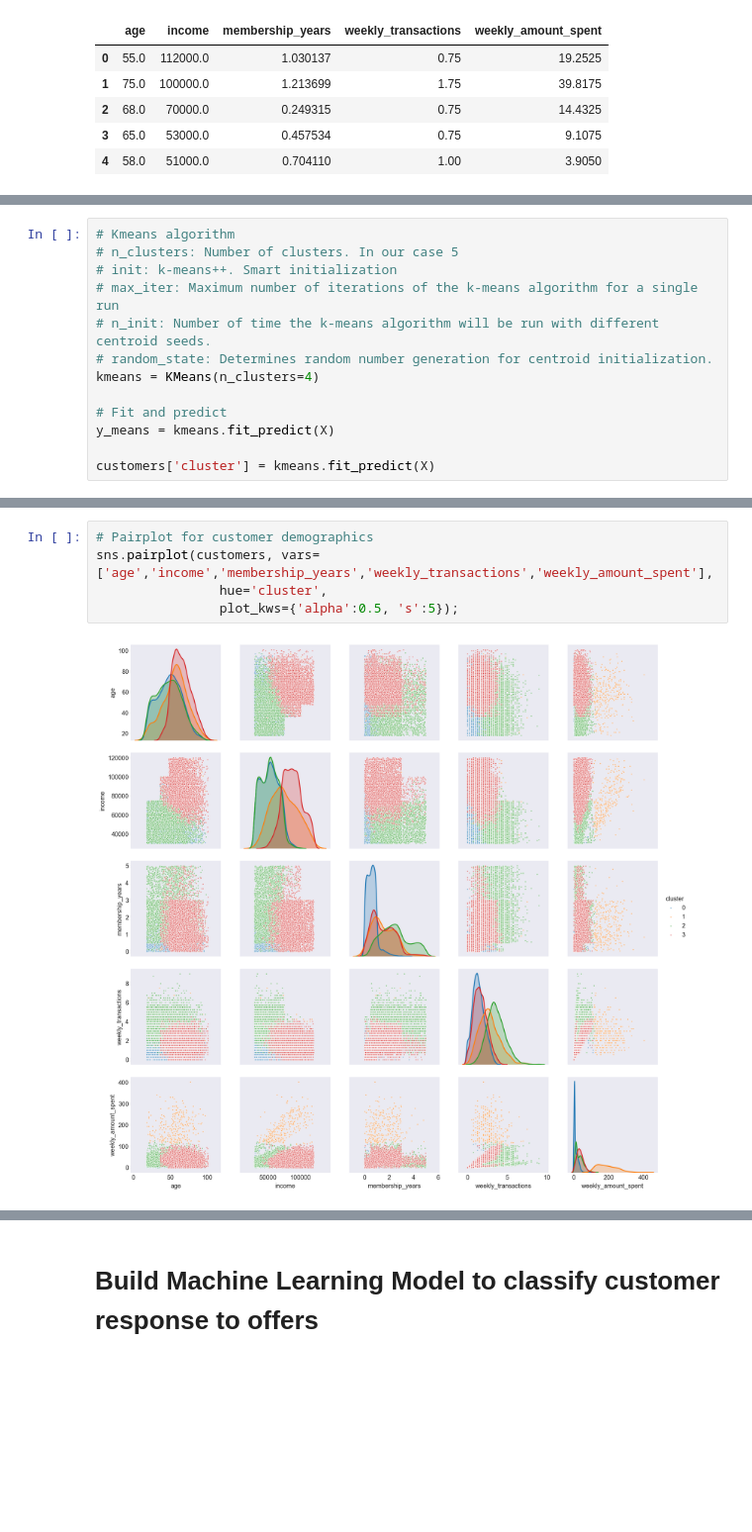
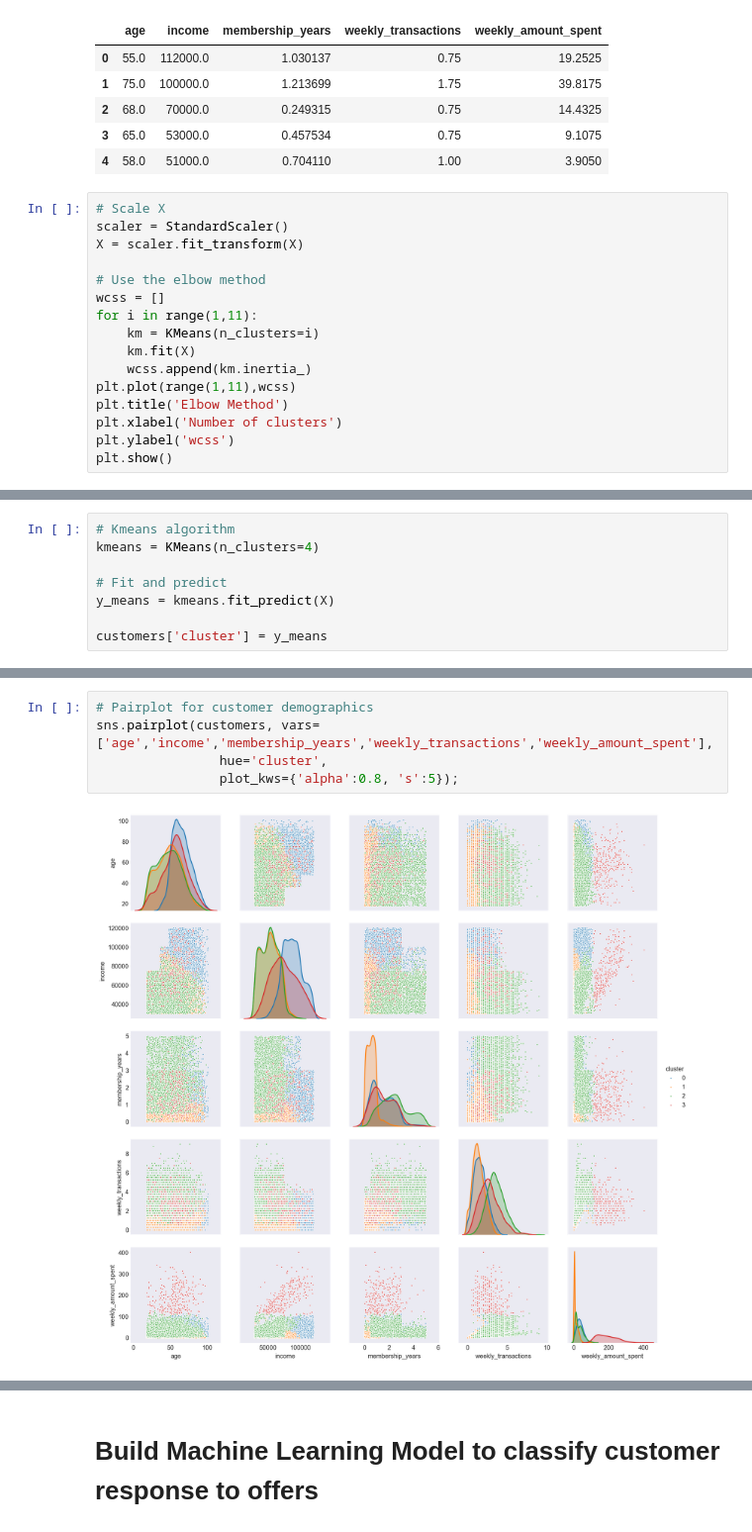
Before and after one commit to kevingao1136/Udacity_DataScience_Nanodegree, a Jupyter notebook: Starbucks_Capstone_Challenge/supervised_unsupervised_ML.ipynb, the cells around one changed output, grey strips where cells are left out. Shown at 99% size. Drawn from its saved outputs; the diff is of its cells as text; blank space fills up the shorter version.

```diff
--- a/Starbucks_Capstone_Challenge/supervised_unsupervised_ML.ipynb
+++ b/Starbucks_Capstone_Challenge/supervised_unsupervised_ML.ipynb
@@ -25,3 +25,19 @@ X.head()
 | 2 | 68.0 | 70000.0 | 0.249315 | 0.75 | 14.4325 |
 | 3 | 65.0 | 53000.0 | 0.457534 | 0.75 | 9.1075 |
 | 4 | 58.0 | 51000.0 | 0.704110 | 1.00 | 3.9050 |
+# %%
+# Scale X
+scaler = StandardScaler()
+X = scaler.fit_transform(X)
+
+# Use the elbow method
+wcss = []
+for i in range(1,11):
+    km = KMeans(n_clusters=i)
+    km.fit(X)
+    wcss.append(km.inertia_)
+plt.plot(range(1,11),wcss)
+plt.title('Elbow Method')
+plt.xlabel('Number of clusters')
+plt.ylabel('wcss')
+plt.show()
@@ -28 +46,9 @@ X.head()
+# %%
+# Kmeans algorithm
+kmeans = KMeans(n_clusters=4)
+
+# Fit and predict
+y_means = kmeans.fit_predict(X)
+
+customers['cluster'] = y_means
 # %%
@@ -52,13 +73,0 @@ plt.show()
-# %%
-# Kmeans algorithm
-# n_clusters: Number of clusters. In our case 5
-# init: k-means++. Smart initialization
-# max_iter: Maximum number of iterations of the k-means algorithm for a single run
-# n_init: Number of time the k-means algorithm will be run with different centroid seeds.
-# random_state: Determines random number generation for centroid initialization.
-kmeans = KMeans(n_clusters=4)
-
-# Fit and predict
-y_means = kmeans.fit_predict(X)
-
-customers['cluster'] = kmeans.fit_predict(X)
@@ -89,7 +80,7 @@ centroids
 # %%
 # Pairplot for customer demographics
 sns.pairplot(customers, vars=['age','income','membership_years','weekly_transactions','weekly_amount_spent'],
                 hue='cluster',
-                plot_kws={'alpha':0.5, 's':5});
+                plot_kws={'alpha':0.8, 's':5});
 # %% [output]
-[figure, old version]
+[figure, new version]
```
Also changed, not shown: parts of 7 cells of this notebook.
